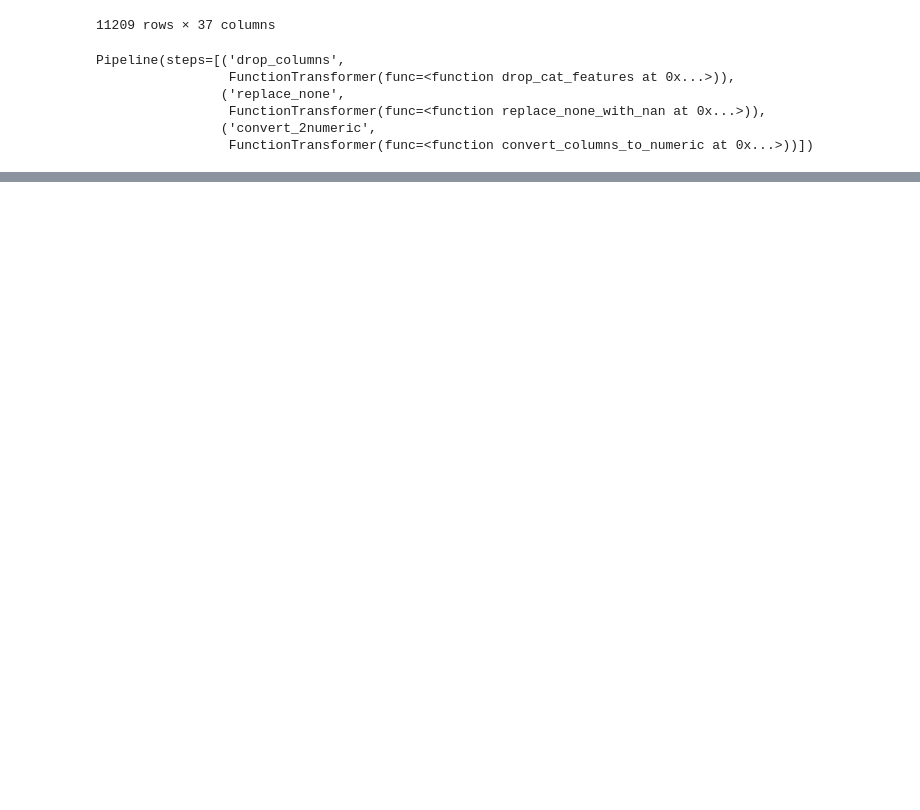
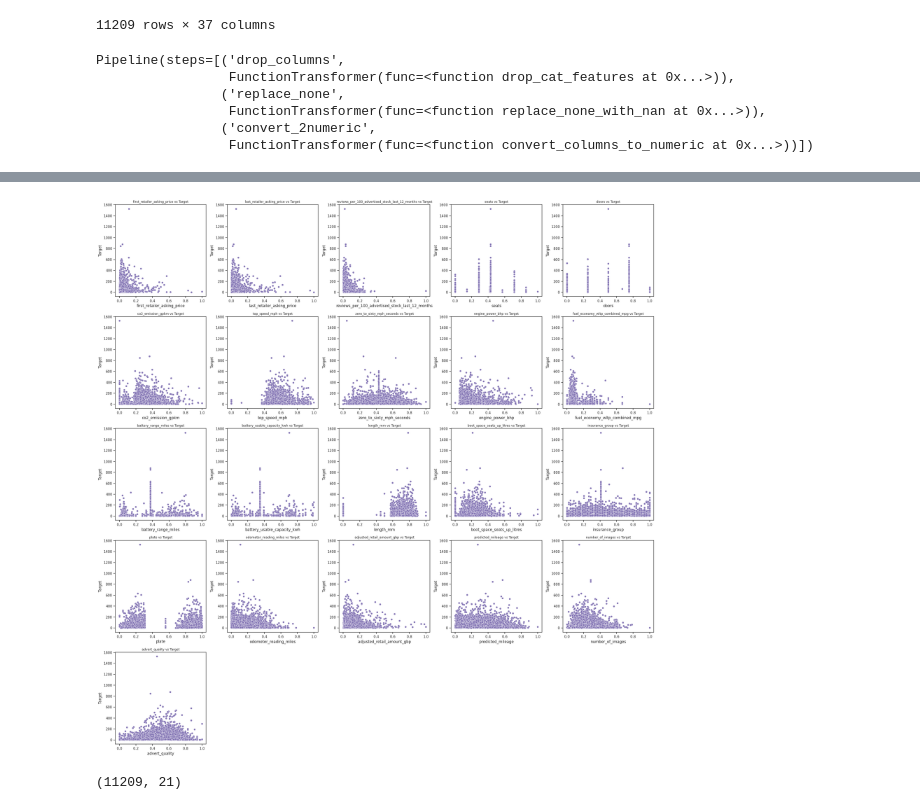
Before and after one commit to thanktua-spp/MMU_Hack_Data, a Jupyter notebook: notebooks/MMU_Hack_EDA.ipynb, the cells around one changed output, grey strips where cells are left out. Cells and saved outputs as stored; diff of their text form; code cells hidden in the pictures; blank space fills up the shorter version.

```diff
--- a/notebooks/MMU_Hack_EDA.ipynb
+++ b/notebooks/MMU_Hack_EDA.ipynb
@@ -292,0 +417,11 @@ categorical_features = categorical_df.columns
+# %%
+# Example usage
+numeric_df_after_scaling = numeric_pipeline.fit_transform(numeric_df)
+plot_all_numeric_features_grid(numeric_df_after_scaling, y, num_features=21, cols=5)
+# %% [output]
+[figure, added]
+# %%
+numeric_df_after_scaling = numeric_pipeline.fit_transform(numeric_df)
+numeric_df_after_scaling.shape
+# %% [output]
+(11209, 21)
```
Also changed, not shown: parts of 69 cells of this notebook, 2 other files.
